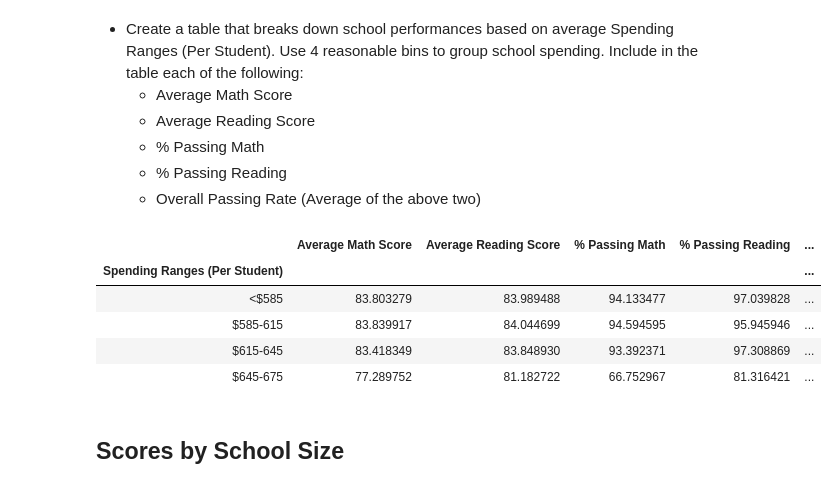
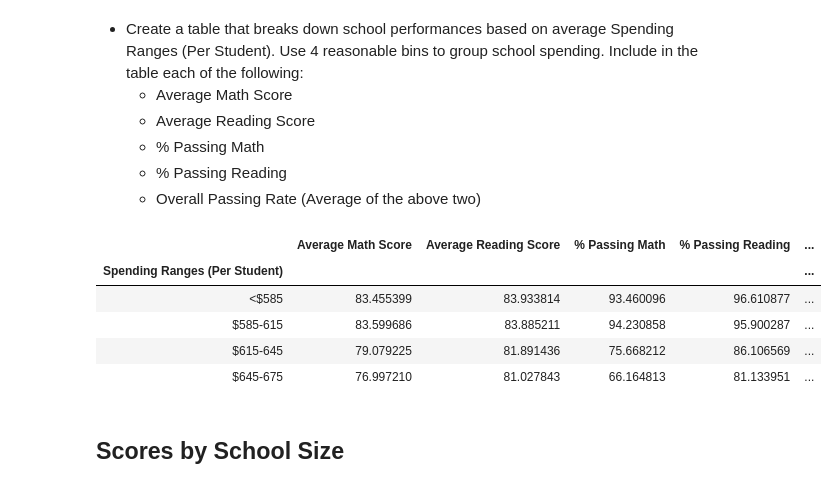
Before and after one commit to chrisbock76/Pandas_Challenge, a Jupyter notebook: PyCitySchools/PyCitySchools.ipynb, the cells around one changed output. Cells and saved outputs as stored; diff of their text form; code cells hidden in the pictures.

```diff
--- a/PyCitySchools/PyCitySchools.ipynb
+++ b/PyCitySchools/PyCitySchools.ipynb
@@ -311,24 +311,24 @@ read_by_grade
 # %%
 # Sample bins. Feel free to create your own bins.
 spending_bins = [0, 585, 615, 645, 675]
 group_names = ["<$585", "$585-615", "$615-645", "$645-675"]
 
 #Use new_school_df -- removing extra columns -- and create a new column using binning
-
-
-new_school_df["Spending Ranges (Per Student)"] = pd.cut(new_school_df["Per Student Budget"], spending_bins, labels=group_names)
-new_school_df = new_school_df.groupby("Spending Ranges (Per Student)")
-school_rename = new_school_df[["Average Math Score", "Average Reading Score", "% Passing Math",
+#COPY new_school_df for future use!!!
+spending_bin_df = new_school_df
+spending_bin_df["Spending Ranges (Per Student)"] = pd.cut(spending_bin_df["Per Student Budget"], spending_bins, labels=group_names)
+spending_bin_df = spending_bin_df.groupby("Spending Ranges (Per Student)")
+spending_rename = spending_bin_df[["Average Math Score", "Average Reading Score", "% Passing Math",
                                "% Passing Reading", "% Overall Passing Rate"]]
 
-school_rename.max()
+spending_rename.mean()
 # %% [output]
 |  | Average Math Score | Average Reading Score | % Passing Math | % Passing Reading | ... |
 | Spending Ranges (Per Student) |  |  |  |  | ... |
-| <$585 | 83.803279 | 83.989488 | 94.133477 | 97.039828 | ... |
-| $585-615 | 83.839917 | 84.044699 | 94.594595 | 95.945946 | ... |
-| $615-645 | 83.418349 | 83.848930 | 93.392371 | 97.308869 | ... |
-| $645-675 | 77.289752 | 81.182722 | 66.752967 | 81.316421 | ... |
+| <$585 | 83.455399 | 83.933814 | 93.460096 | 96.610877 | ... |
+| $585-615 | 83.599686 | 83.885211 | 94.230858 | 95.900287 | ... |
+| $615-645 | 79.079225 | 81.891436 | 75.668212 | 86.106569 | ... |
+| $645-675 | 76.997210 | 81.027843 | 66.164813 | 81.133951 | ... |
 # %% [markdown]
 ## Scores by School Size
 # %% [markdown]
```
Also changed, not shown: parts of 2 cells of this notebook.
